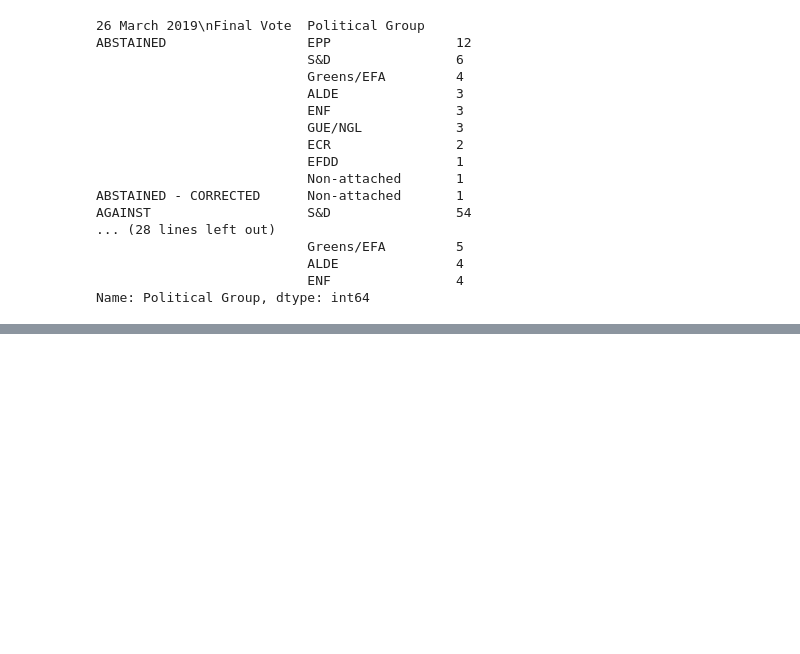
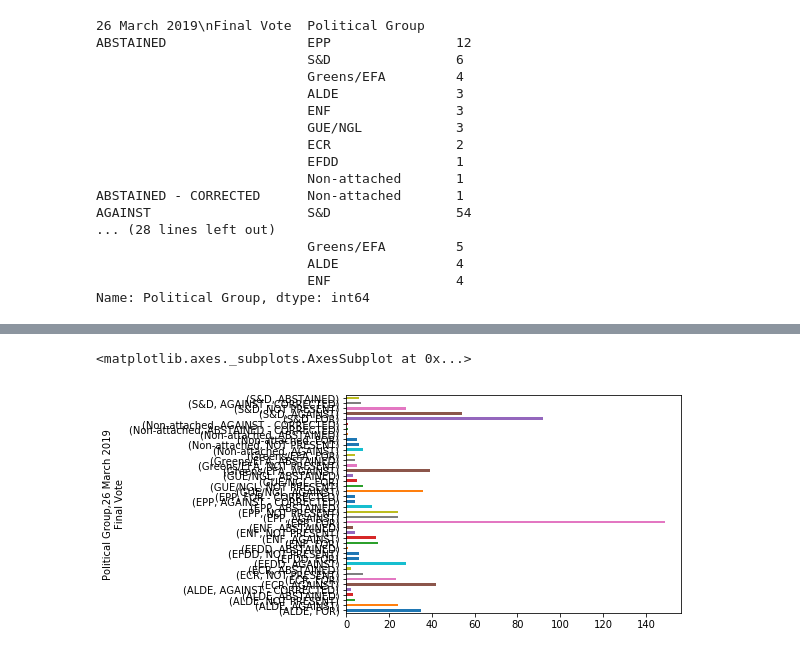
Before and after one commit to maxarvid/CopyrightDirective, a Jupyter notebook: 02_EP_vote.ipynb, the cells around one changed output, grey strips where cells are left out. Drawn from its saved outputs; the diff is of its cells as text; code cells hidden in the pictures; blank space fills up the shorter version.

```diff
--- a/02_EP_vote.ipynb
+++ b/02_EP_vote.ipynb
@@ -96,0 +102,5 @@ Name: Political Group, dtype: int64
+# %%
+df.groupby('Political Group')['26 March 2019\nFinal Vote'].value_counts().plot.barh()
+# %% [output]
+<matplotlib.axes._subplots.AxesSubplot at 0x...>
+[figure, added]
```
Also changed, not shown: parts of 3 cells of this notebook.
